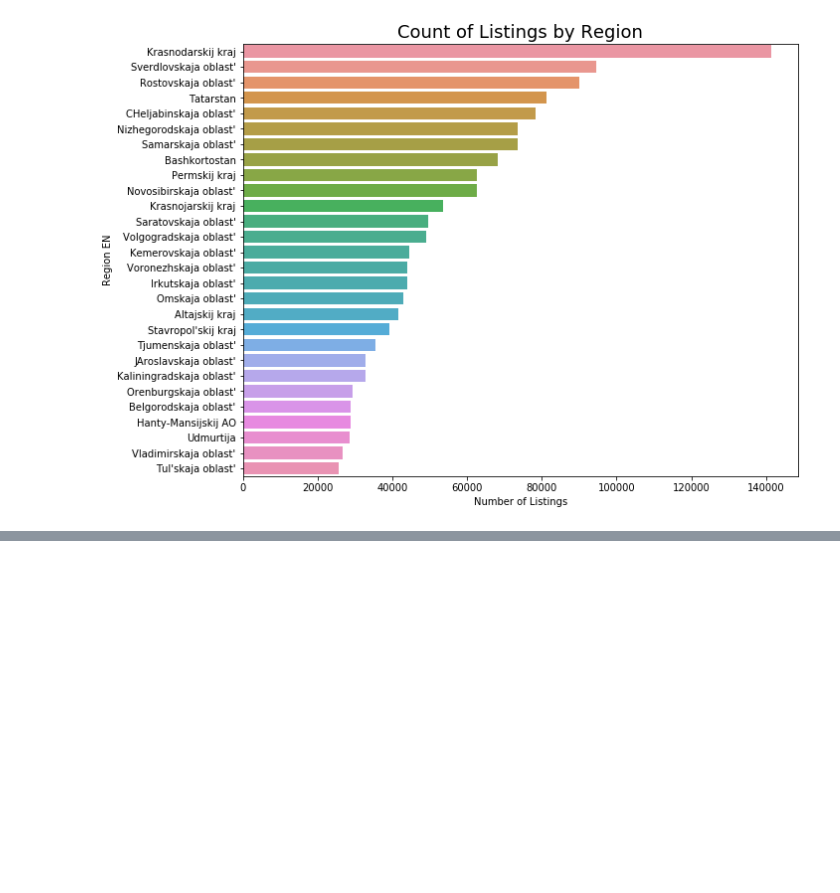
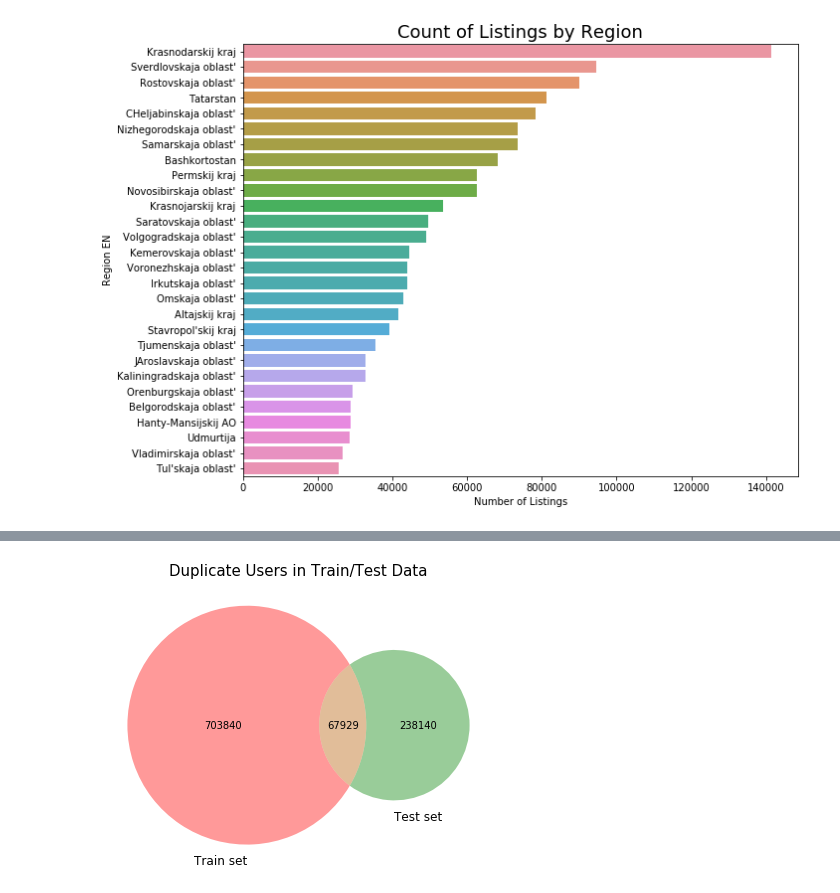
Before and after one commit to MiguelNiblock/Deep-NLP_Predicting-Ad-Demand, a Jupyter notebook: Proposal and EDA.ipynb, the cells around one changed output, grey strips where cells are left out. Drawn from its saved outputs; the diff is of its cells as text; code cells hidden in the pictures; blank space fills up the shorter version.

```diff
--- a/Proposal and EDA.ipynb
+++ b/Proposal and EDA.ipynb
@@ -147,0 +164,9 @@ plt.show()
+# %%
+from matplotlib_venn import venn2
+
+plt.figure(figsize=(7,6))
+venn2([set(train.user_id), set(test.user_id)], set_labels = ('Train set', 'Test set') )
+plt.title("Duplicate Users in Train/Test Data", fontsize=15)
+plt.show()
+# %% [output]
+[figure, added]
```
Also changed, not shown: parts of 5 cells of this notebook.
